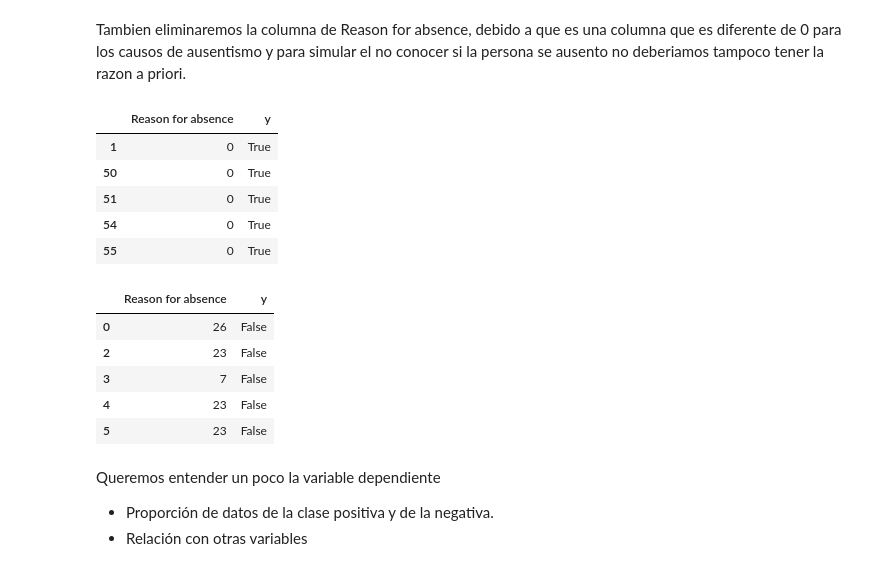
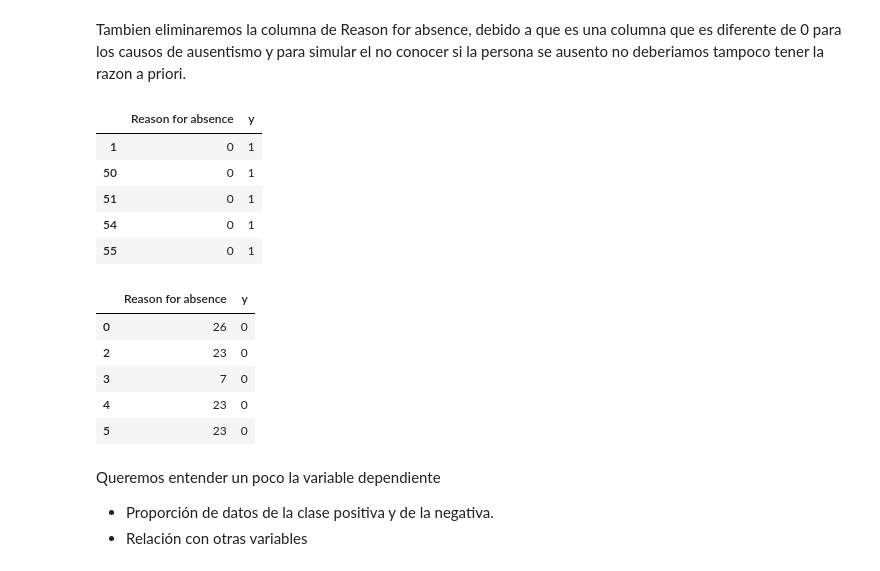
Before and after one commit to DanielYanez2400/MLOps-Course, a Jupyter notebook: project.ipynb, the cells around one changed output. Saved outputs shown, nothing was run; the diff lists cells and outputs as text; code cells hidden in the pictures.

```diff
--- a/project.ipynb
+++ b/project.ipynb
@@ -172,23 +178,23 @@ df['y'] = np.where(df['Absenteeism time in hours'] <= 0, 1, 0)
 # %% [markdown]
 Tambien eliminaremos la columna de Reason for absence, debido a que es una columna que es diferente de 0 para los causos de ausentismo y para simular el no conocer si la persona se ausento no deberiamos tampoco tener la razon a priori.
 # %%
-df[df['y']][['Reason for absence', 'y']].head()
+df[df['y'] == 1][['Reason for absence', 'y']].head()
 # %% [output]
 |  | Reason for absence | y |
-| 1 | 0 | True |
-| 50 | 0 | True |
-| 51 | 0 | True |
-| 54 | 0 | True |
-| 55 | 0 | True |
+| 1 | 0 | 1 |
+| 50 | 0 | 1 |
+| 51 | 0 | 1 |
+| 54 | 0 | 1 |
+| 55 | 0 | 1 |
 # %%
-df[~df['y']][['Reason for absence', 'y']].head()
+df[df['y'] == 0][['Reason for absence', 'y']].head()
 # %% [output]
 |  | Reason for absence | y |
-| 0 | 26 | False |
-| 2 | 23 | False |
-| 3 | 7 | False |
-| 4 | 23 | False |
-| 5 | 23 | False |
+| 0 | 26 | 0 |
+| 2 | 23 | 0 |
+| 3 | 7 | 0 |
+| 4 | 23 | 0 |
+| 5 | 23 | 0 |
 # %%
 # Como se pudo observar la columna y solo era True cuando la razon es 0 y es False cuando se tiene una razon,
 # lo que causaría un modelo con 100% de clasificación pero no aportaría valor.
```
Also changed, not shown: parts of 47 cells of this notebook.
